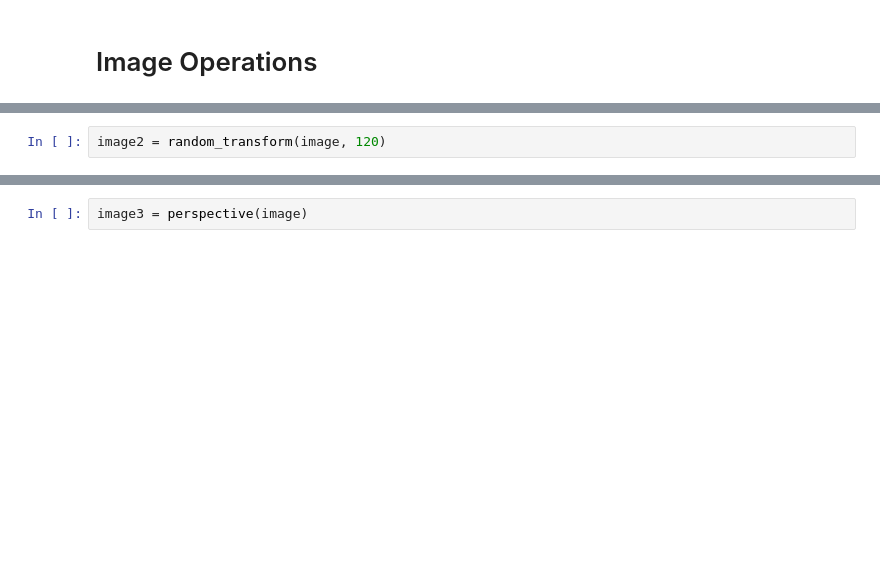
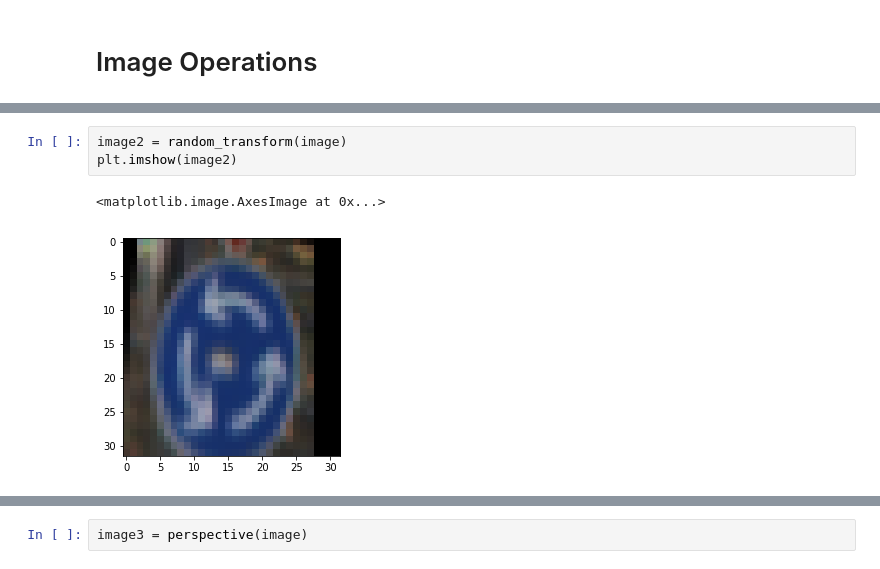
Before and after one commit to cralonsov/CarND-Traffic-Sign-Classifier-Project, a Jupyter notebook: Image-Augmentation.ipynb, the cells around one changed output, grey strips where cells are left out. Saved outputs shown, nothing was run; the diff lists cells and outputs as text; blank space fills up the shorter version.

```diff
--- a/Image-Augmentation.ipynb
+++ b/Image-Augmentation.ipynb
@@ -68,7 +88,11 @@ def random_transform(img, max_angle):
 
     return result
 # %%
-image2 = random_transform(image, 120)
+image2 = random_transform(image)
+plt.imshow(image2)
+# %% [output]
+<matplotlib.image.AxesImage at 0x...>
+[figure, added]
 # %%
 plt.imshow(image2)
 # %% [output]
```
Also changed, not shown: parts of 19 cells of this notebook, 5 other files.
